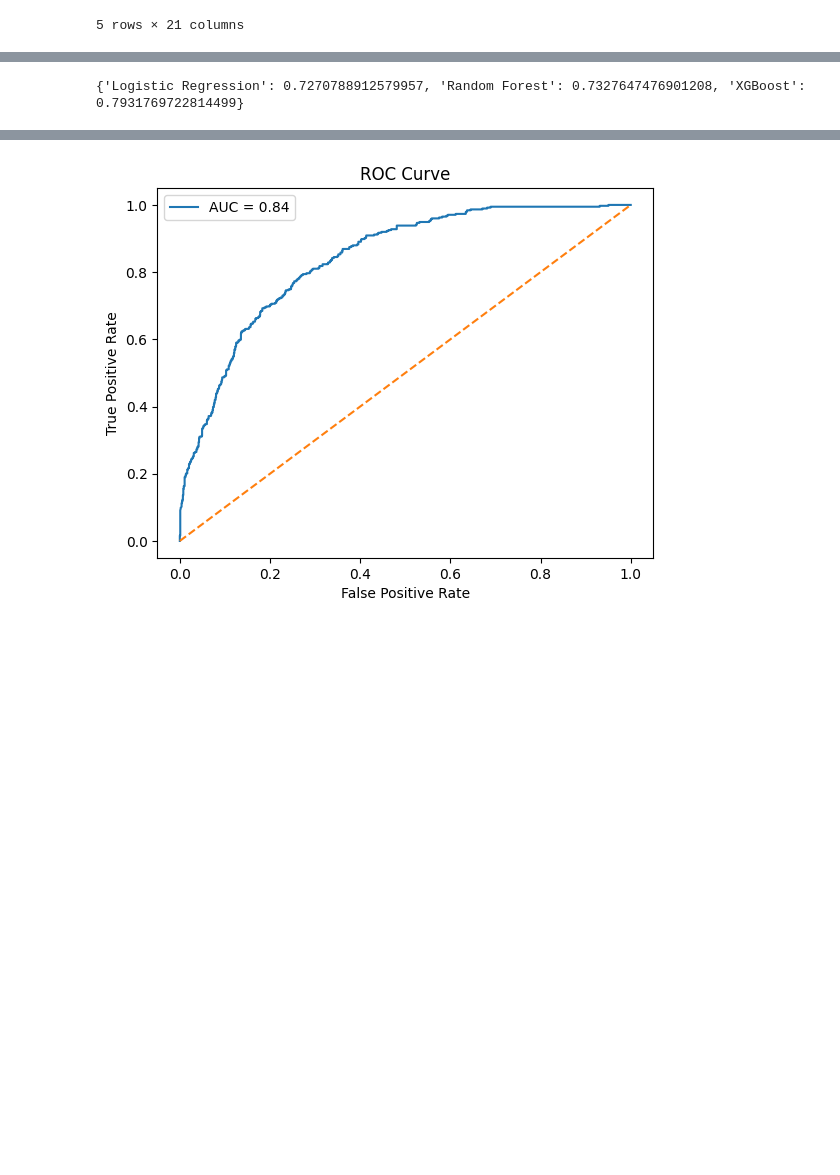
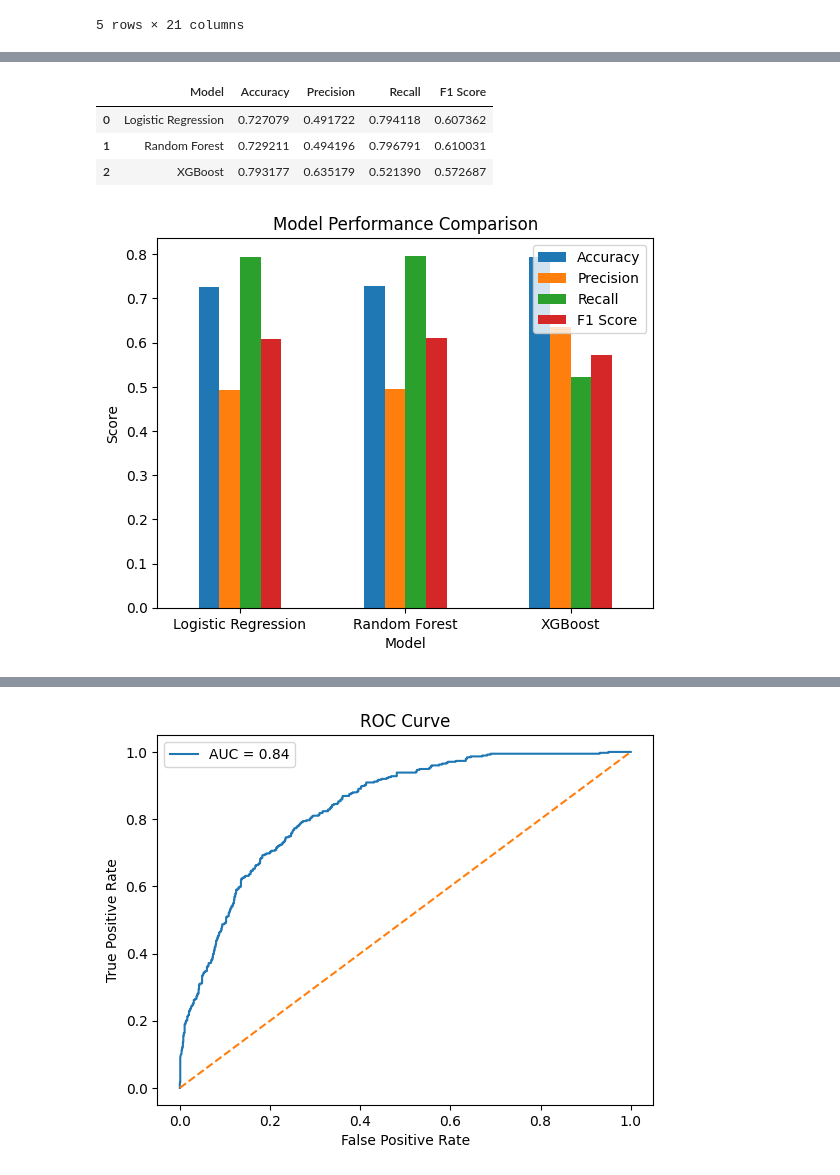
Before and after one commit to abdullah2511945/AI_Customer_Churn_Project, a Jupyter notebook: notebooks/churn_prediction.ipynb, the cells around one changed output, grey strips where cells are left out. Saved outputs shown, nothing was run; the diff lists cells and outputs as text; code cells hidden in the pictures; blank space fills up the shorter version.

```diff
--- a/notebooks/churn_prediction.ipynb
+++ b/notebooks/churn_prediction.ipynb
@@ -204,16 +167,16 @@ models = {
     "XGBoost": xgb_model
 }
 
-results = {}
+results_df = compare_models(models, X_test, y_test)
 
-for name, model in models.items():
-
-    preds = model.predict(X_test)
-    acc = accuracy_score(y_test, preds)
-
-    results[name] = acc
-
-print(results)
+results_df
 # %% [output]
-{'Logistic Regression': 0.7270788912579957, 'Random Forest': 0.7327647476901208, 'XGBoost': 0.7931769722814499}
+|  | Model | Accuracy | Precision | Recall | F1 Score |
+| 0 | Logistic Regression | 0.727079 | 0.491722 | 0.794118 | 0.607362 |
+| 1 | Random Forest | 0.729211 | 0.494196 | 0.796791 | 0.610031 |
+| 2 | XGBoost | 0.793177 | 0.635179 | 0.521390 | 0.572687 |
+# %%
+plot_model_performance(results_df)
+# %% [output]
+[figure, added]
 # %%
```
Also changed, not shown: parts of 24 cells of this notebook, 3 other files.
